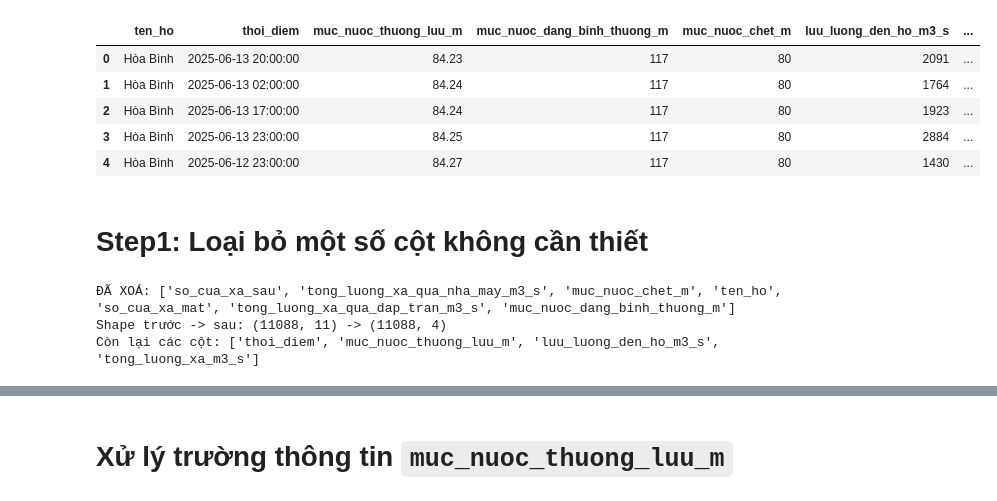
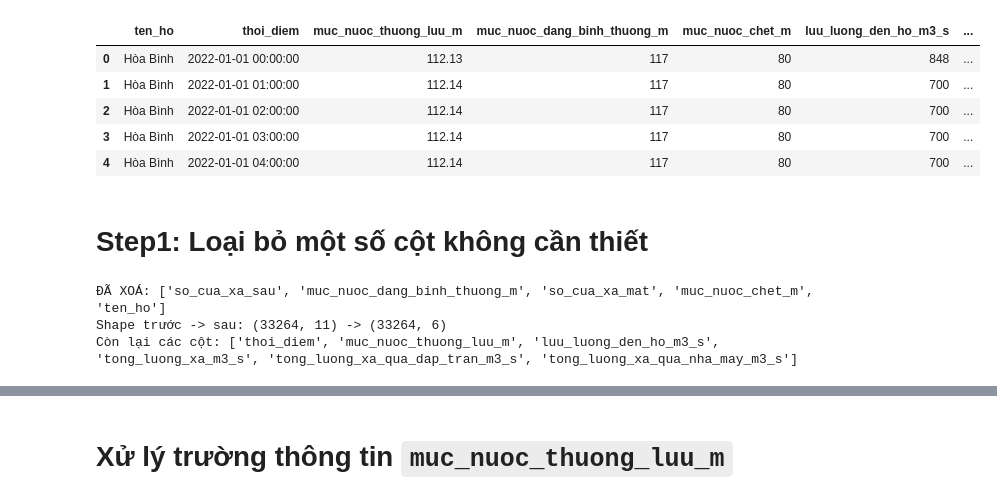
Before and after one commit to leducthanh041/CS313-DoAn, a Jupyter notebook: 04.Preprocessing_ThuyDien.ipynb, the cells around one changed output, grey strips where cells are left out. Saved outputs shown, nothing was run; the diff lists cells and outputs as text; code cells hidden in the pictures.

```diff
--- a/04.Preprocessing_ThuyDien.ipynb
+++ b/04.Preprocessing_ThuyDien.ipynb
@@ -3,15 +3,15 @@ import pandas as pd
 import matplotlib.pyplot as plt
 import seaborn as sns
 # %%
-df = pd.read_csv('./data_thuydien/ThuyDien_hoa_binh_cleaned.csv')
+df = pd.read_csv('./data_thuydien/data_thuydien_cleaned.csv')
 df.head()
 # %% [output]
 |  | ten_ho | thoi_diem | muc_nuoc_thuong_luu_m | muc_nuoc_dang_binh_thuong_m | muc_nuoc_chet_m | luu_luong_den_ho_m3_s | ... |
-| 0 | Hòa Bình | 2025-06-13 20:00:00 | 84.23 | 117 | 80 | 2091 | ... |
-| 1 | Hòa Bình | 2025-06-13 02:00:00 | 84.24 | 117 | 80 | 1764 | ... |
-| 2 | Hòa Bình | 2025-06-13 17:00:00 | 84.24 | 117 | 80 | 1923 | ... |
-| 3 | Hòa Bình | 2025-06-13 23:00:00 | 84.25 | 117 | 80 | 2884 | ... |
-| 4 | Hòa Bình | 2025-06-12 23:00:00 | 84.27 | 117 | 80 | 1430 | ... |
+| 0 | Hòa Bình | 2022-01-01 00:00:00 | 112.13 | 117 | 80 | 848 | ... |
+| 1 | Hòa Bình | 2022-01-01 01:00:00 | 112.14 | 117 | 80 | 700 | ... |
+| 2 | Hòa Bình | 2022-01-01 02:00:00 | 112.14 | 117 | 80 | 700 | ... |
+| 3 | Hòa Bình | 2022-01-01 03:00:00 | 112.14 | 117 | 80 | 700 | ... |
+| 4 | Hòa Bình | 2022-01-01 04:00:00 | 112.14 | 117 | 80 | 700 | ... |
 # %% [markdown]
 # Step1: Loại bỏ một số cột không cần thiết
 # %%
@@ -41,8 +39,8 @@ print("ĐÃ XOÁ:", dropped_effective)
 print("Shape trước -> sau:", before_shape, "->", after_shape)
 print("Còn lại các cột:", list(df.columns))
 
-df.to_csv("./data_thuydien/ThuyDien_hoa_binh_preprocessed_step1.csv", index=False, encoding="utf-8")
+df.to_csv("./data_thuydien/data_thuydien_cleaned_preprocessed_step1.csv", index=False, encoding="utf-8")
 # %% [output]
-ĐÃ XOÁ: ['so_cua_xa_sau', 'tong_luong_xa_qua_nha_may_m3_s', 'muc_nuoc_chet_m', 'ten_ho', 'so_cua_xa_mat', 'tong_luong_xa_qua_dap_tran_m3_s', 'muc_nuoc_dang_binh_thuong_m']
-Shape trước -> sau: (11088, 11) -> (11088, 4)
-Còn lại các cột: ['thoi_diem', 'muc_nuoc_thuong_luu_m', 'luu_luong_den_ho_m3_s', 'tong_luong_xa_m3_s']
+ĐÃ XOÁ: ['so_cua_xa_sau', 'muc_nuoc_dang_binh_thuong_m', 'so_cua_xa_mat', 'muc_nuoc_chet_m', 'ten_ho']
+Shape trước -> sau: (33264, 11) -> (33264, 6)
+Còn lại các cột: ['thoi_diem', 'muc_nuoc_thuong_luu_m', 'luu_luong_den_ho_m3_s', 'tong_luong_xa_m3_s', 'tong_luong_xa_qua_dap_tran_m3_s', 'tong_luong_xa_qua_nha_may_m3_s']
```
Also changed, not shown: parts of 23 cells of this notebook, 8 other files.
